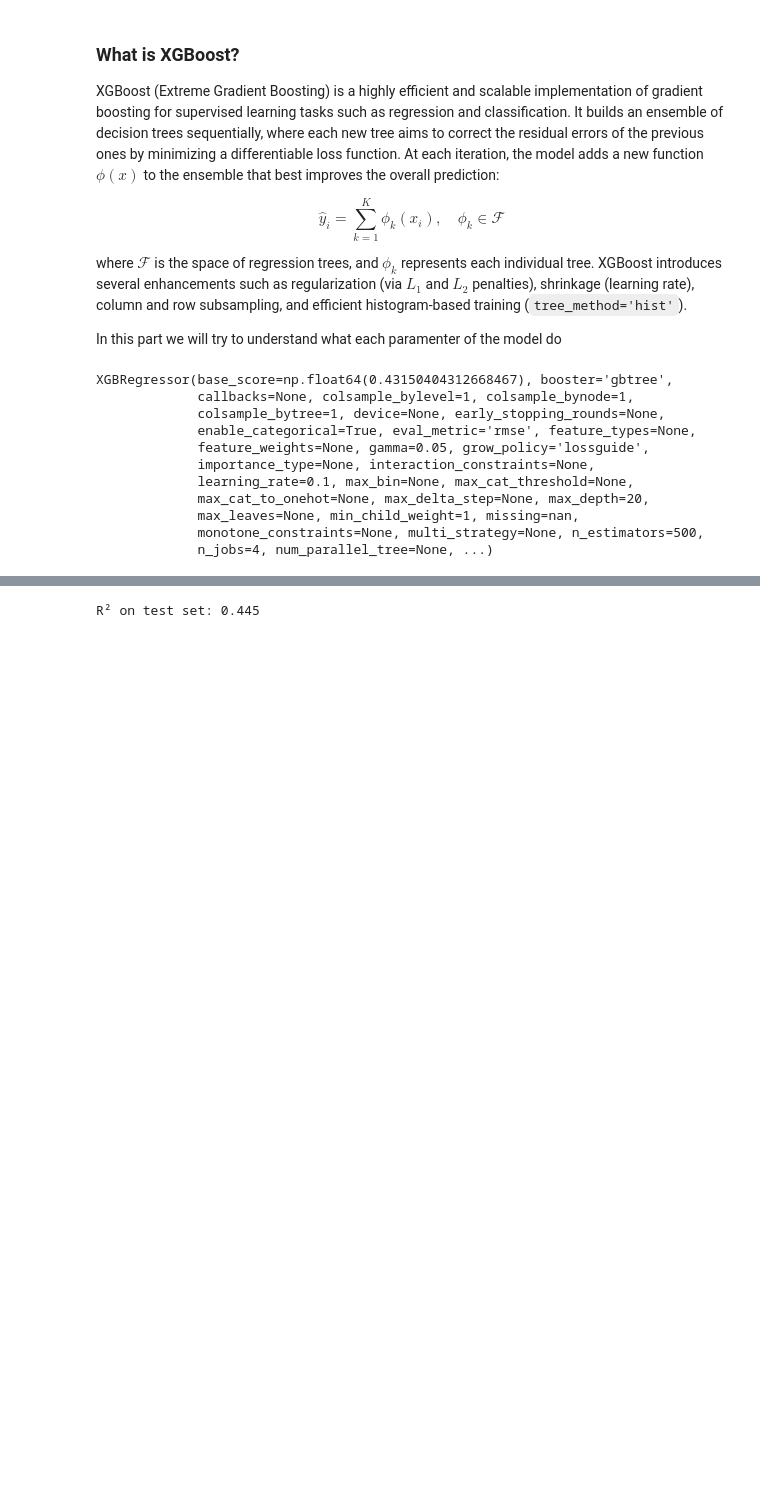
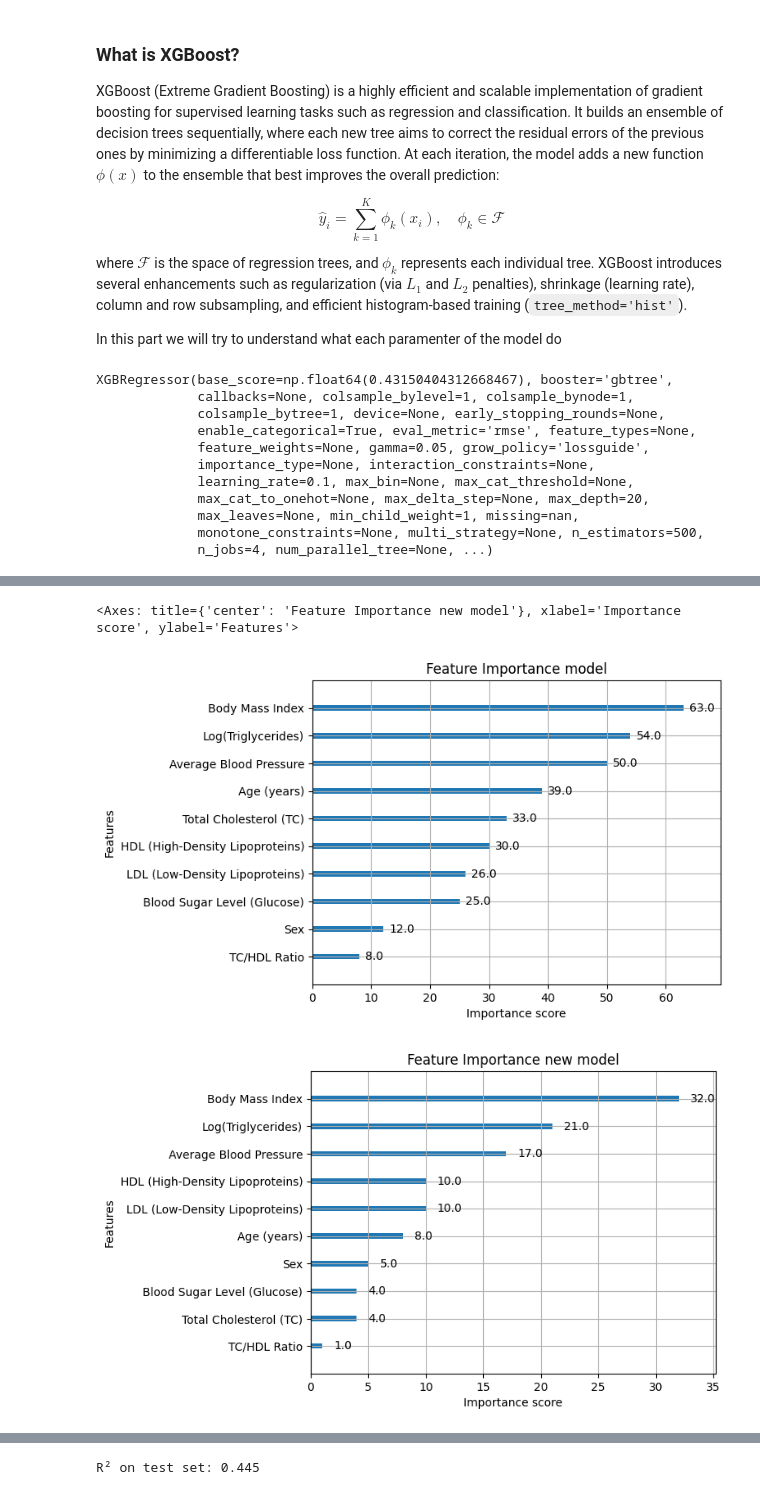
Before and after one commit to AICINEFOICSEV/esercizio, a Jupyter notebook: Lesson_5_Shap_xgboost_ISS.ipynb, the cells around one changed output, grey strips where cells are left out. Cells and saved outputs as stored; diff of their text form; code cells hidden in the pictures; blank space fills up the shorter version.

```diff
--- a/Lesson_5_Shap_xgboost_ISS.ipynb
+++ b/Lesson_5_Shap_xgboost_ISS.ipynb
@@ -338,3 +285,60 @@ xgb.plot_importance(new_model, title="Feature Importance new model", max_num_fea
+# %%
+# Re-define and re-fit 'model' with its original parameters (from cell UwseZMjjImTm)
+params_original = {
+    "tree_method": "hist",
+    "booster": "gbtree",
+    "learning_rate": 0.1,
+    "objective": "reg:squarederror",
+    "base_score": np.mean(y_train),
+    "gamma": 0.05,
+    "max_depth": 20,
+    "min_child_weight": 1,
+    "reg_lambda": 0,
+    "reg_alpha": 0,
+    "n_estimators": 500,
+    "eval_metric": "rmse",
+    "colsample_bytree": 1,
+    "colsample_bylevel": 1,
+    "colsample_bynode": 1,
+    "subsample": 1,
+    "grow_policy": "lossguide",
+    "validate_parameters": True,
+    "n_jobs": 4,
+}
+model = xgb.XGBRegressor(**params_original)
+model.fit(X_train, y_train, eval_set=[(X_val, y_val)], verbose=False)
+
+# Re-define and re-fit 'new_model' with its optimized parameters (from cell XVdRmKWCZQrM)
+params_optimized = {
+    "tree_method": "hist",
+    "booster": "gbtree",
+    "learning_rate": 0.1,
+    "objective": "reg:squarederror",
+    "base_score": np.mean(y_train),
+    "gamma": 0.05,
+    "max_depth": 2,
+    "min_child_weight": 1,
+    "reg_lambda": 1,
+    "reg_alpha": 0,
+    "n_estimators": 500,
+    "eval_metric": "rmse",
+    "colsample_bytree": 1,
+    "colsample_bylevel": 1,
+    "colsample_bynode": 1,
+    "subsample": 1,
+    "grow_policy": "lossguide",
+    "validate_parameters": True,
+    "n_jobs": 4,
+}
+new_model = xgb.XGBRegressor(**params_optimized)
+new_model.fit(X_train, y_train, eval_set=[(X_val, y_val)], verbose=False)
+
+xgb.plot_importance(model, title="Feature Importance model", show_values=True)
+xgb.plot_importance(new_model, title="Feature Importance new model", show_values=True)
+# %% [output]
+<Axes: title={'center': 'Feature Importance new model'}, xlabel='Importance score', ylabel='Features'>
+[figure, added]
+[figure, added]
 # %%
 # converts the target tree to a graphviz instance - model
 #xgboost.to_graphviz(model, num_trees=model.best_iteration)
```
Also changed, not shown: parts of 9 cells of this notebook.
